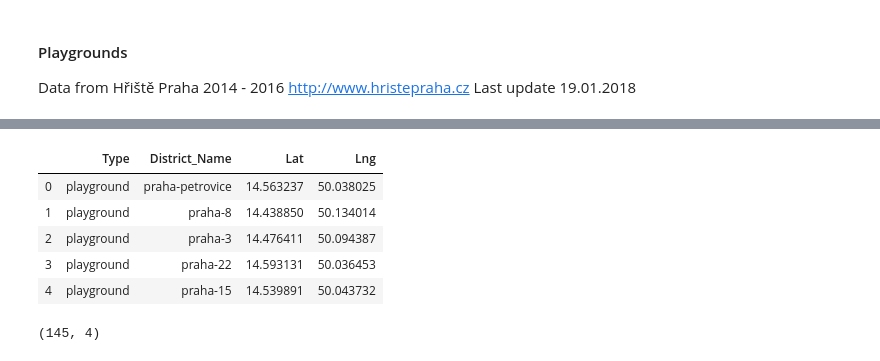
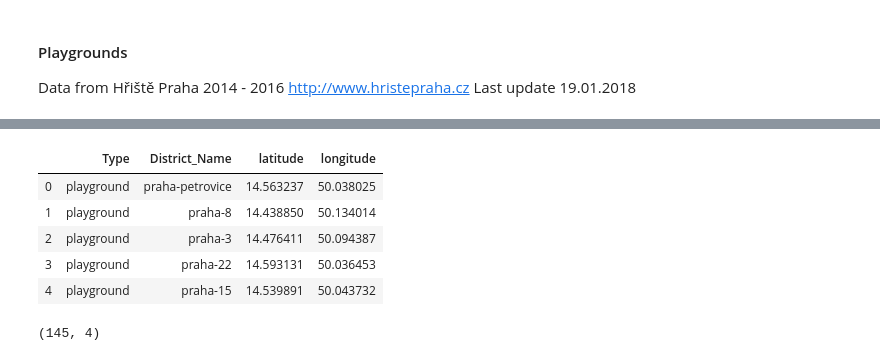
Before and after one commit to tonnyeremin/Urban-Data-Science, a Jupyter notebook: Walking Accessibility.ipynb, the cells around one changed output, grey strips where cells are left out. Cells and saved outputs as stored; diff of their text form; code cells hidden in the pictures.

```diff
--- a/Walking Accessibility.ipynb
+++ b/Walking Accessibility.ipynb
@@ -351,18 +337,18 @@ df_playgrounds.head()
 # %%
 poi_type = 'playground'
 result = []
 
 result.append([
     poi_type,
     v['properties']['district'].lower(),
     v['geometry']['coordinates'][0],
     v['geometry']['coordinates'][1]] for v in results['features'])
 
 df_prague_poi = pd.DataFrame([item for result in result for item in result])
-df_prague_poi.columns = ['Type', 'District_Name', 'Lat','Lng']
+df_prague_poi.columns = ['Type', 'District_Name', 'latitude','longitude']
 df_prague_poi.head()
 # %% [output]
-|  | Type | District_Name | Lat | Lng |
+|  | Type | District_Name | latitude | longitude |
 | 0 | playground | praha-petrovice | 14.563237 | 50.038025 |
 | 1 | playground | praha-8 | 14.438850 | 50.134014 |
 | 2 | playground | praha-3 | 14.476411 | 50.094387 |
```
Also changed, not shown: parts of 16 cells of this notebook.
